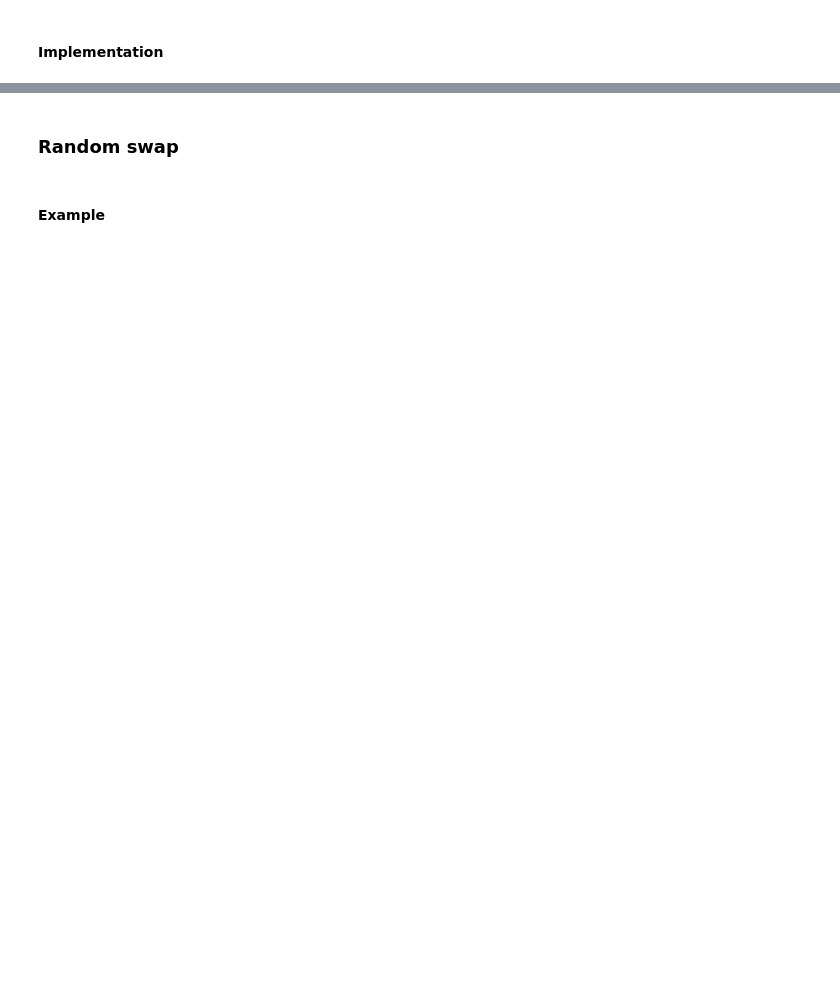
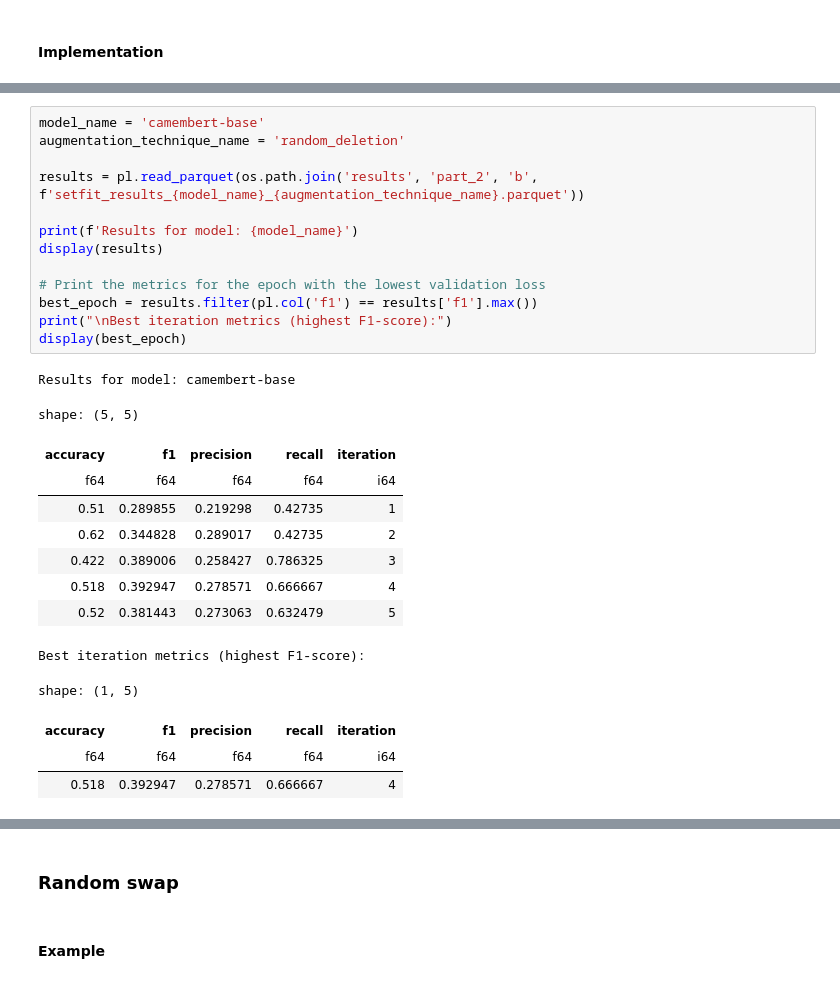
Before and after one commit to pablo-fdz/adv_nlp_final_assessment, a Jupyter notebook: part_2_ds_challenge_pablo.ipynb, the cells around one changed output, grey strips where cells are left out. Saved outputs shown, nothing was run; the diff lists cells and outputs as text; blank space fills up the shorter version.

```diff
--- a/part_2_ds_challenge_pablo.ipynb
+++ b/part_2_ds_challenge_pablo.ipynb
@@ -1399,0 +1571,28 @@ Faits A. Dans le cadre d'une menée A._, l'Administration contributions (AFC), a
+# %%
+model_name = 'camembert-base'
+augmentation_technique_name = 'random_deletion'
+
+results = pl.read_parquet(os.path.join('results', 'part_2', 'b', f'setfit_results_{model_name}_{augmentation_technique_name}.parquet'))
+
+print(f'Results for model: {model_name}')
+display(results)
+
+# Print the metrics for the epoch with the lowest validation loss
+best_epoch = results.filter(pl.col('f1') == results['f1'].max())
+print("\nBest iteration metrics (highest F1-score):")
+display(best_epoch)
+# %% [output]
+Results for model: camembert-base
+shape: (5, 5)
+| accuracy | f1 | precision | recall | iteration |
+| f64 | f64 | f64 | f64 | i64 |
+| 0.51 | 0.289855 | 0.219298 | 0.42735 | 1 |
+| 0.62 | 0.344828 | 0.289017 | 0.42735 | 2 |
+| 0.422 | 0.389006 | 0.258427 | 0.786325 | 3 |
+| 0.518 | 0.392947 | 0.278571 | 0.666667 | 4 |
+| 0.52 | 0.381443 | 0.273063 | 0.632479 | 5 |
+Best iteration metrics (highest F1-score):
+shape: (1, 5)
+| accuracy | f1 | precision | recall | iteration |
+| f64 | f64 | f64 | f64 | i64 |
+| 0.518 | 0.392947 | 0.278571 | 0.666667 | 4 |
```
Also changed, not shown: parts of 20 cells of this notebook, 13 other files.
